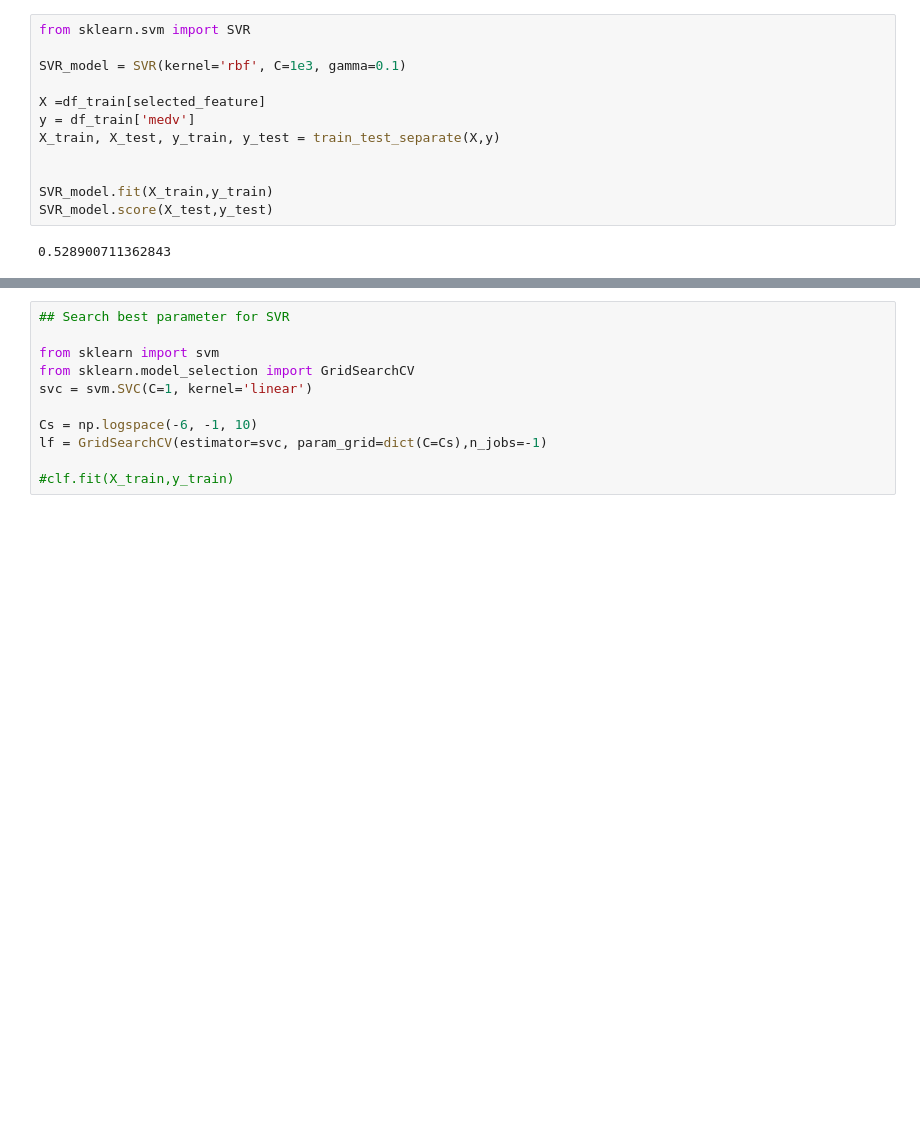
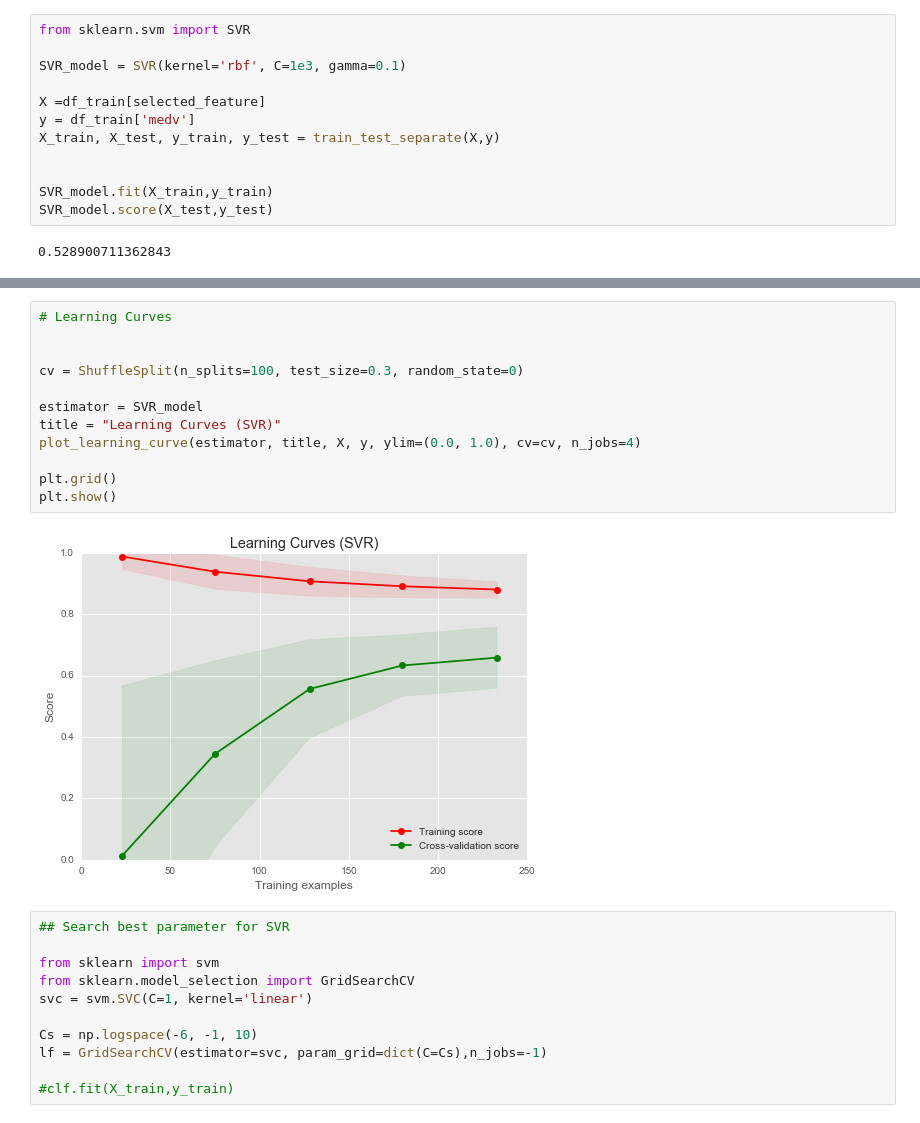
Before and after one commit to yennanliu/Kaggle.com_mini_project, a Jupyter notebook: boston_house/Boston_Housing_V1.ipynb, the cells around one changed output, grey strips where cells are left out. Drawn from its saved outputs; the diff is of its cells as text; blank space fills up the shorter version.

```diff
--- a/boston_house/Boston_Housing_V1.ipynb
+++ b/boston_house/Boston_Housing_V1.ipynb
@@ -222,3 +304,17 @@ SVR_model.score(X_test,y_test)
+# %%
+# Learning Curves
+
+
+cv = ShuffleSplit(n_splits=100, test_size=0.3, random_state=0)
+
+estimator = SVR_model
+title = "Learning Curves (SVR)"
+plot_learning_curve(estimator, title, X, y, ylim=(0.0, 1.0), cv=cv, n_jobs=4)
+
+plt.grid()
+plt.show()
+# %% [output]
+[figure, added]
 # %%
 ## Search best parameter for SVR
 
```
Also changed, not shown: parts of 12 cells of this notebook.
